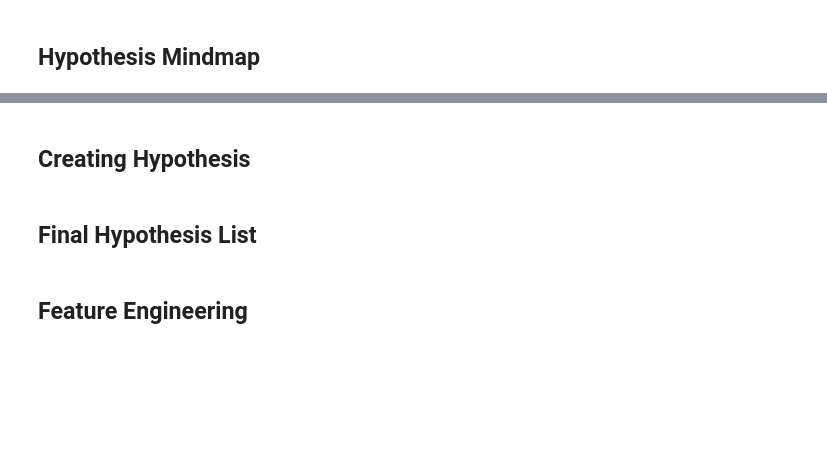
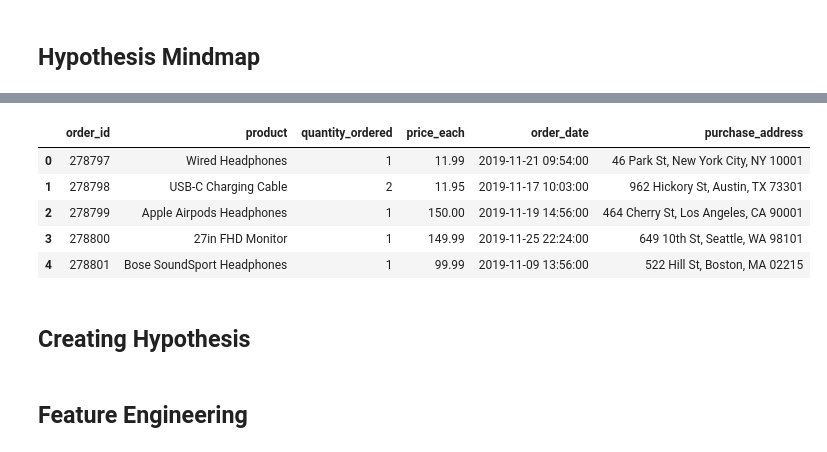
Before and after one commit to marxcerqueira/Exploratory-Data-Analysis, a Jupyter notebook: Sales-Data/Sales_Analysis.ipynb, the cells around one changed output, grey strips where cells are left out. Drawn from its saved outputs; the diff is of its cells as text; code cells hidden in the pictures; blank space fills up the shorter version.

```diff
--- a/Sales-Data/Sales_Analysis.ipynb
+++ b/Sales-Data/Sales_Analysis.ipynb
@@ -415,4 +430,11 @@ df2 = df1.copy()
+# %%
+df2.head()
+# %% [output]
+|  | order_id | product | quantity_ordered | price_each | order_date | purchase_address |
+| 0 | 278797 | Wired Headphones | 1 | 11.99 | 2019-11-21 09:54:00 | 46 Park St, New York City, NY 10001 |
+| 1 | 278798 | USB-C Charging Cable | 2 | 11.95 | 2019-11-17 10:03:00 | 962 Hickory St, Austin, TX 73301 |
+| 2 | 278799 | Apple Airpods Headphones | 1 | 150.00 | 2019-11-19 14:56:00 | 464 Cherry St, Los Angeles, CA 90001 |
+| 3 | 278800 | 27in FHD Monitor | 1 | 149.99 | 2019-11-25 22:24:00 | 649 10th St, Seattle, WA 98101 |
+| 4 | 278801 | Bose SoundSport Headphones | 1 | 99.99 | 2019-11-09 13:56:00 | 522 Hill St, Boston, MA 02215 |
 # %% [markdown]
 ## Creating Hypothesis
-# %% [markdown]
-## Final Hypothesis List
```
Also changed, not shown: parts of 71 cells of this notebook.
